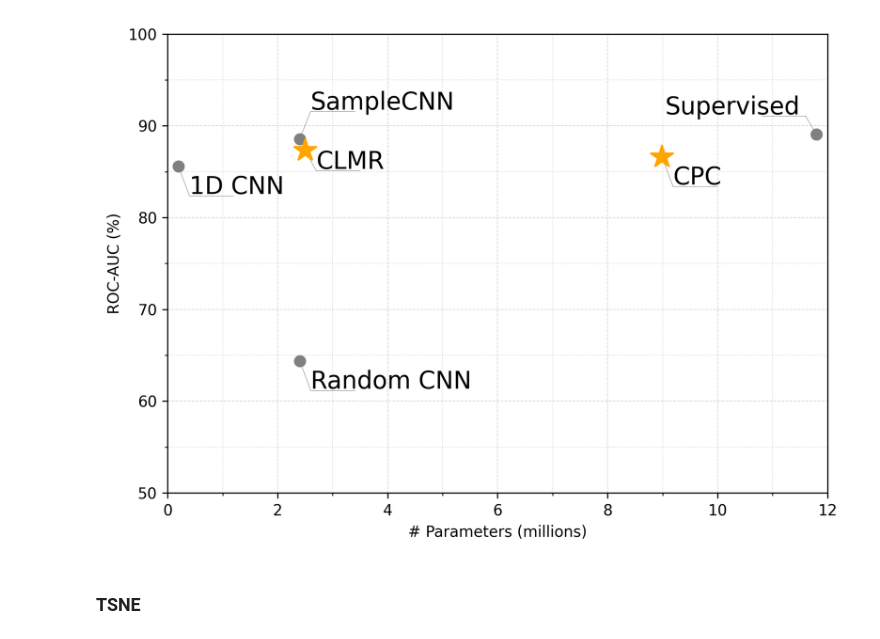
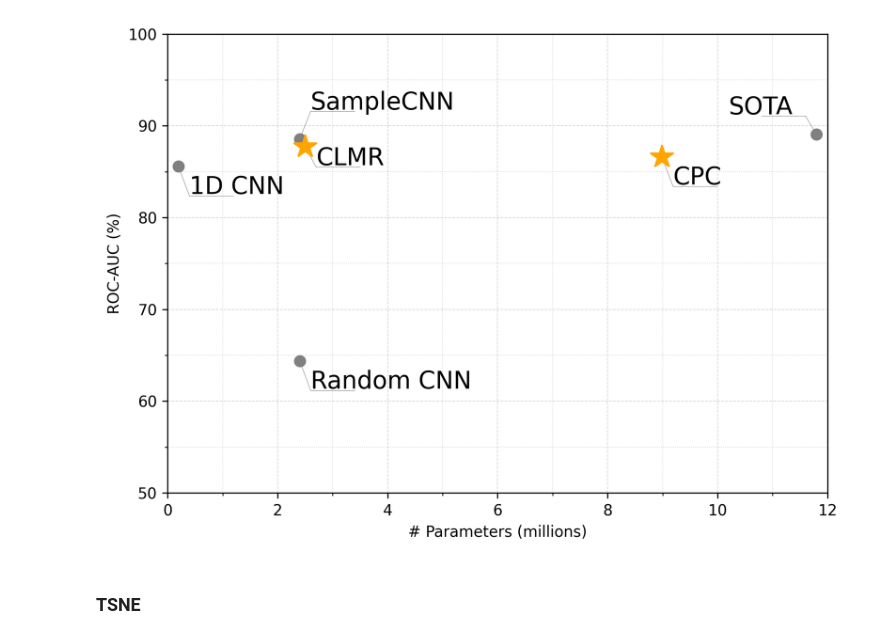
Before and after one commit to Spijkervet/CLMR, a Jupyter notebook: notebooks/paper figures.ipynb, the cells around one changed output. Cells and saved outputs as stored; diff of their text form; code cells hidden in the pictures.

```diff
--- a/notebooks/paper figures.ipynb
+++ b/notebooks/paper figures.ipynb
@@ -54,37 +54,37 @@ ax.plot(samplecnn[0], samplecnn[1], ".", linewidth=2, markersize=markersize, col
 
 # ours
 # CLMR
-clmr = [2.5, 87.3]# 87.55788687]
+clmr = [2.5, 87.7]# 87.55788687]
 ax.text(clmr[0] + padding, clmr[1] - 2, "CLMR", fontsize=fontsize)
 ax.plot([clmr[0], clmr[0]+0.2], [clmr[1], clmr[1] - 2.2], color='k', linestyle='-', linewidth=0.3, alpha=linealpha)
 ax.plot([clmr[0] + padding, clmr[0] + 1], [clmr[1] - 2.2, clmr[1] - 2.2], color='k', linestyle='-', linewidth=0.3, alpha=linealpha)
 ax.plot(clmr[0], clmr[1], "*", linewidth=2, markersize=markersize+2, color="orange")
 
 
 # CPC
 cpc = [8.988672, 86.60]# 87.99]
 ax.text(cpc[0] + padding, cpc[1] - 3, "CPC", fontsize=fontsize)
 ax.plot([cpc[0], cpc[0] + 0.2], [cpc[1], cpc[1] - 3.2], color='k', linestyle='-', linewidth=0.3, alpha=linealpha)
 ax.plot([cpc[0] + padding, cpc[0] + 1], [cpc[1] - 3.2, cpc[1] - 3.2], color='k', linestyle='-', linewidth=0.3, alpha=linealpha)
 ax.plot(cpc[0], cpc[1], "*", linewidth=2, markersize=markersize+2, color="orange")
 
 
 # Supervised (Pons et al.)
 pons = [11.80, 89.05]
-ax.text(pons[0] - 2.75, pons[1] + 2.2, "Supervised", fontsize=fontsize)
+ax.text(pons[0] - 1.6, pons[1] + 2.2, "SOTA", fontsize=fontsize)
 ax.plot([pons[0], pons[0] - padding], [pons[1], pons[1] + 2], color='k', linestyle='-', linewidth=0.3, alpha=linealpha)
 ax.plot([pons[0] - padding, pons[0] - 1], [pons[1] + 2, pons[1] + 2], color='k', linestyle='-', linewidth=0.3, alpha=linealpha)
 ax.plot(pons[0], pons[1], ".", linewidth=2, markersize=markersize, color="gray")
 
 
 
 plt.xlabel("# Parameters (millions)")
 plt.ylabel("ROC-AUC (%)")
 plt.tight_layout()
-plt.savefig("./media/roc_auc_magnatagatune.png")
+plt.savefig("../media/roc_auc_magnatagatune.png")
 plt.show()
 # %% [output]
-[figure, old version]
+[figure, new version]
 # %% [markdown]
 ### TSNE
 # %%
```
Also changed, not shown: 4 other files.
